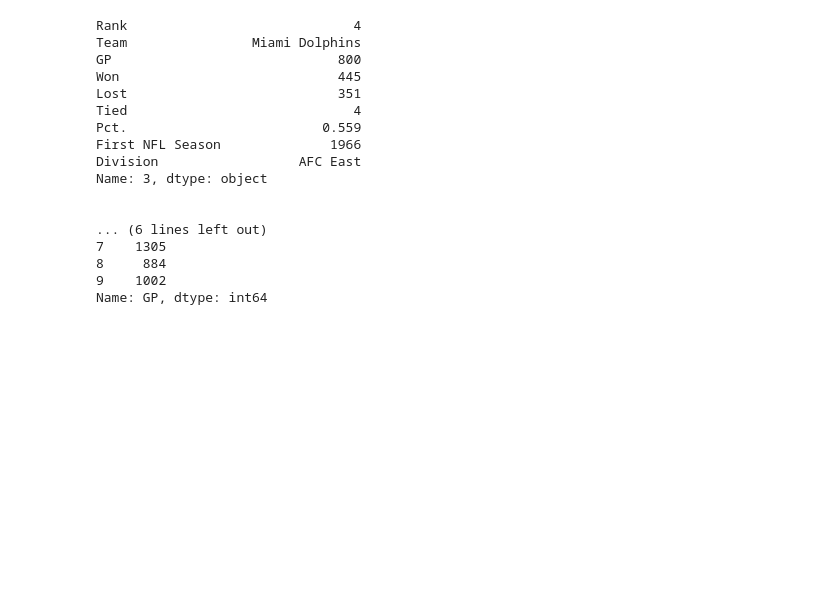
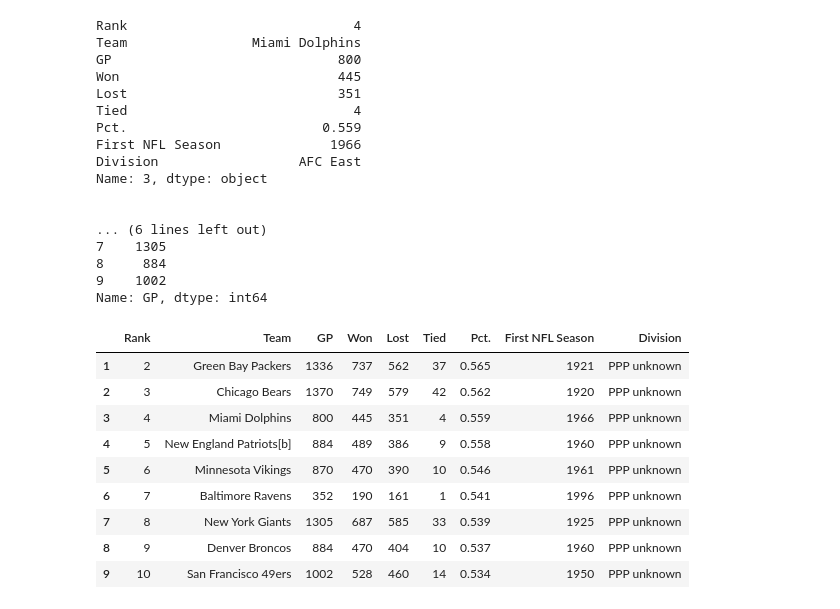
Before and after one commit to shajikk/MachineLearning, a Jupyter notebook: Python/Pandas_example.ipynb, the cells around one changed output. Drawn from its saved outputs; the diff is of its cells as text; code cells hidden in the pictures; blank space fills up the shorter version.

```diff
--- a/Python/Pandas_example.ipynb
+++ b/Python/Pandas_example.ipynb
@@ -280,3 +282,19 @@ Name: 3, dtype: object
 8     884
 9    1002
 Name: GP, dtype: int64
+# %%
+# Change only one column
+nfl_frame_copy  = nfl_frame.copy()
+nfl_frame_copy['Division'] = "PPP unknown"
+nfl_frame_copy
+# %% [output]
+|  | Rank | Team | GP | Won | Lost | Tied | Pct. | First NFL Season | Division |
+| 1 | 2 | Green Bay Packers | 1336 | 737 | 562 | 37 | 0.565 | 1921 | PPP unknown |
+| 2 | 3 | Chicago Bears | 1370 | 749 | 579 | 42 | 0.562 | 1920 | PPP unknown |
+| 3 | 4 | Miami Dolphins | 800 | 445 | 351 | 4 | 0.559 | 1966 | PPP unknown |
+| 4 | 5 | New England Patriots[b] | 884 | 489 | 386 | 9 | 0.558 | 1960 | PPP unknown |
+| 5 | 6 | Minnesota Vikings | 870 | 470 | 390 | 10 | 0.546 | 1961 | PPP unknown |
+| 6 | 7 | Baltimore Ravens | 352 | 190 | 161 | 1 | 0.541 | 1996 | PPP unknown |
+| 7 | 8 | New York Giants | 1305 | 687 | 585 | 33 | 0.539 | 1925 | PPP unknown |
+| 8 | 9 | Denver Broncos | 884 | 470 | 404 | 10 | 0.537 | 1960 | PPP unknown |
+| 9 | 10 | San Francisco 49ers | 1002 | 528 | 460 | 14 | 0.534 | 1950 | PPP unknown |
```
Also changed, not shown: parts of 62 cells of this notebook, 2 other files.
